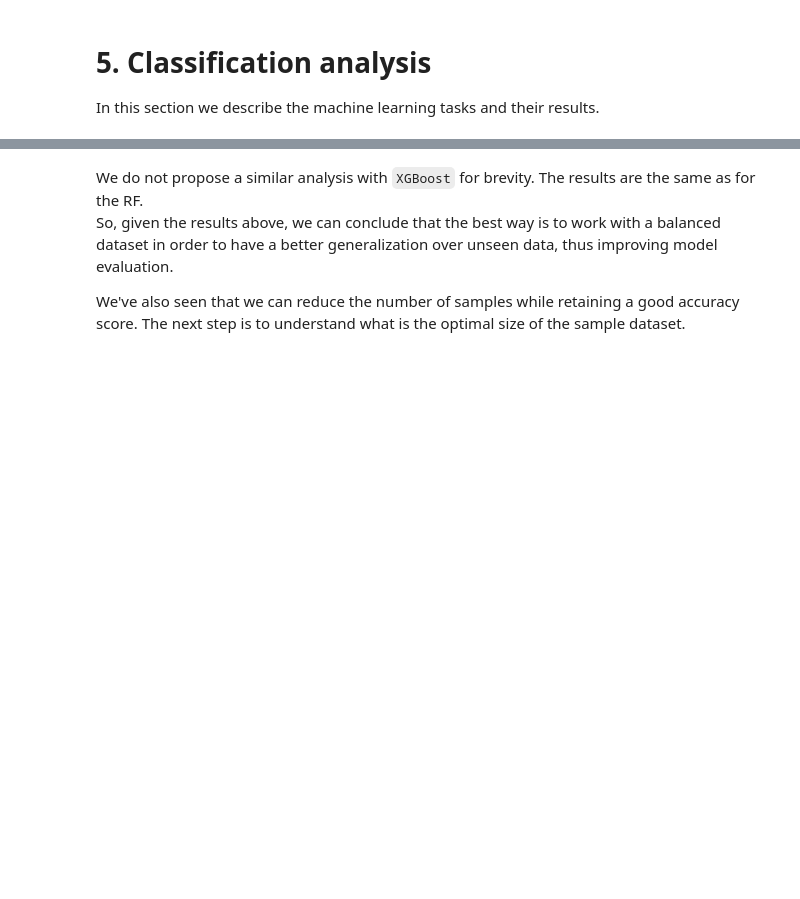
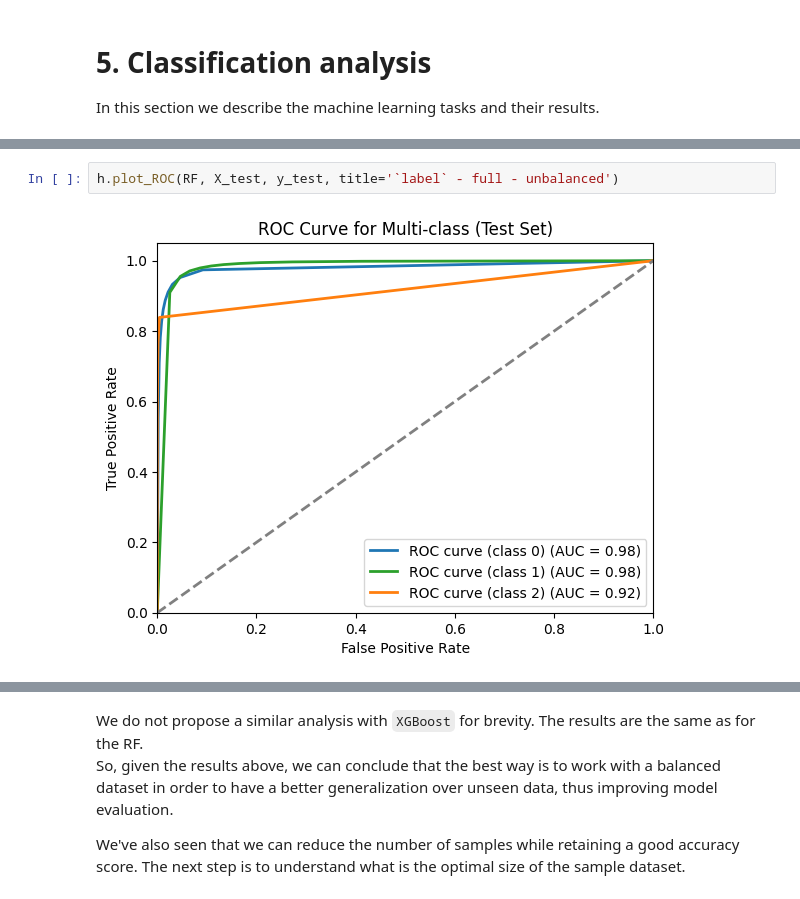
Before and after one commit to Berto70/hm_bbh, a Jupyter notebook: group_07_2324.ipynb, the cells around one changed output, grey strips where cells are left out. Cells and saved outputs as stored; diff of their text form; blank space fills up the shorter version.

```diff
--- a/group_07_2324.ipynb
+++ b/group_07_2324.ipynb
@@ -191,0 +204,4 @@ Test score (Accuracy): 0.971031076289426
+# %%
+h.plot_ROC(RF, X_test, y_test, title='`label` - full - unbalanced')
+# %% [output]
+[figure, added]
```
Also changed, not shown: parts of 31 cells of this notebook.
